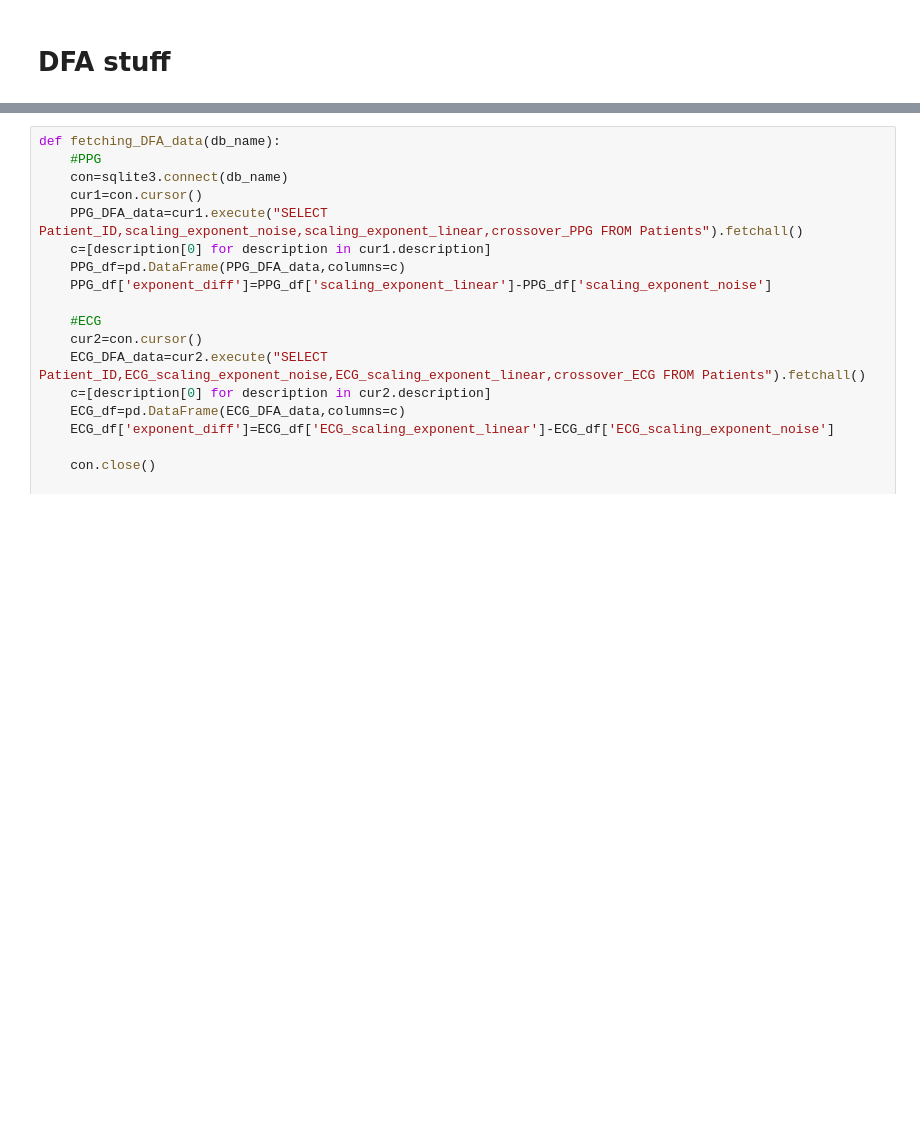
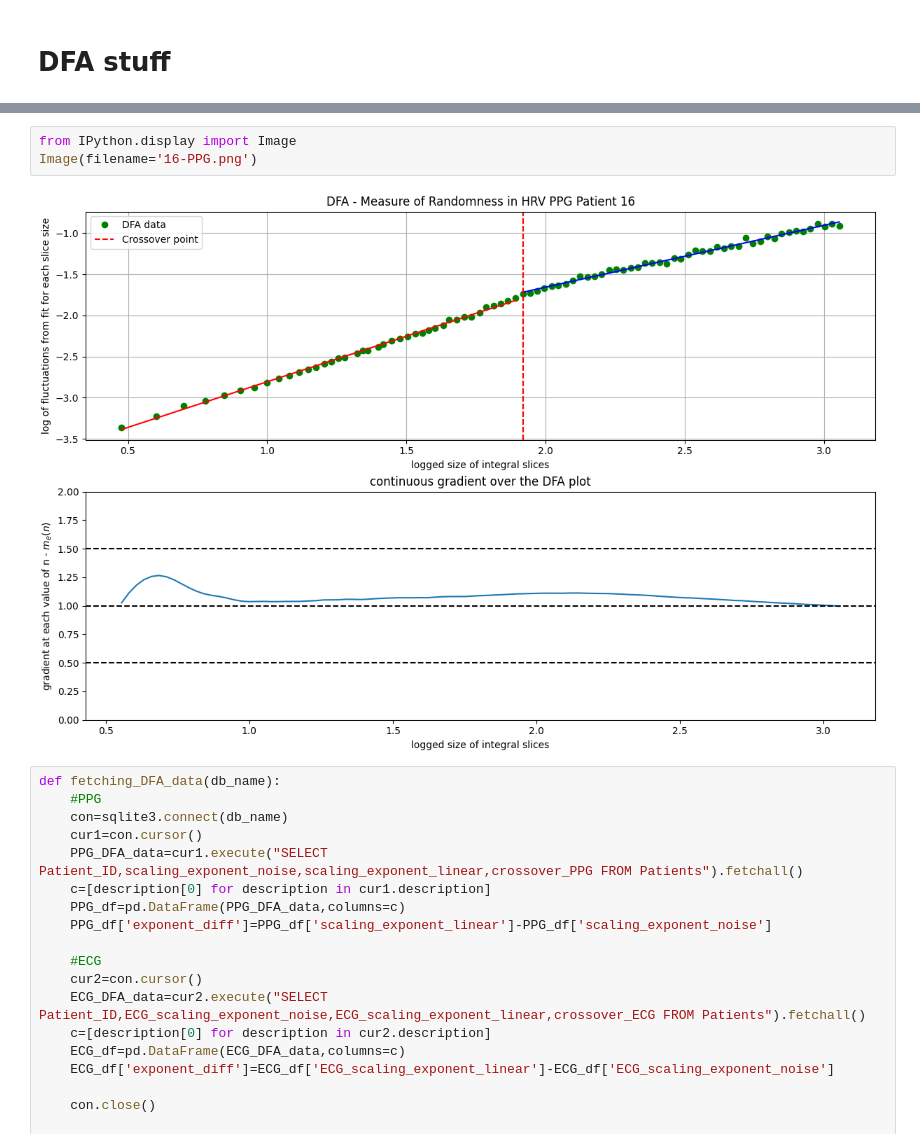
Before and after one commit to damianfrench/internship, a Jupyter notebook: Testing_metric_Calculations.ipynb, the cells around one changed output, grey strips where cells are left out. Saved outputs shown, nothing was run; the diff lists cells and outputs as text; blank space fills up the shorter version.

```diff
--- a/Testing_metric_Calculations.ipynb
+++ b/Testing_metric_Calculations.ipynb
@@ -190,3 +231,8 @@ df.plot(kind='hist',x=c[0],y=c[-1])
+# %%
+from IPython.display import Image
+Image(filename='16-PPG.png')
+# %% [output]
+[figure, added]
 # %%
 def fetching_DFA_data(db_name):
     #PPG
```
Also changed, not shown: parts of 9 cells of this notebook, 1 other file.
